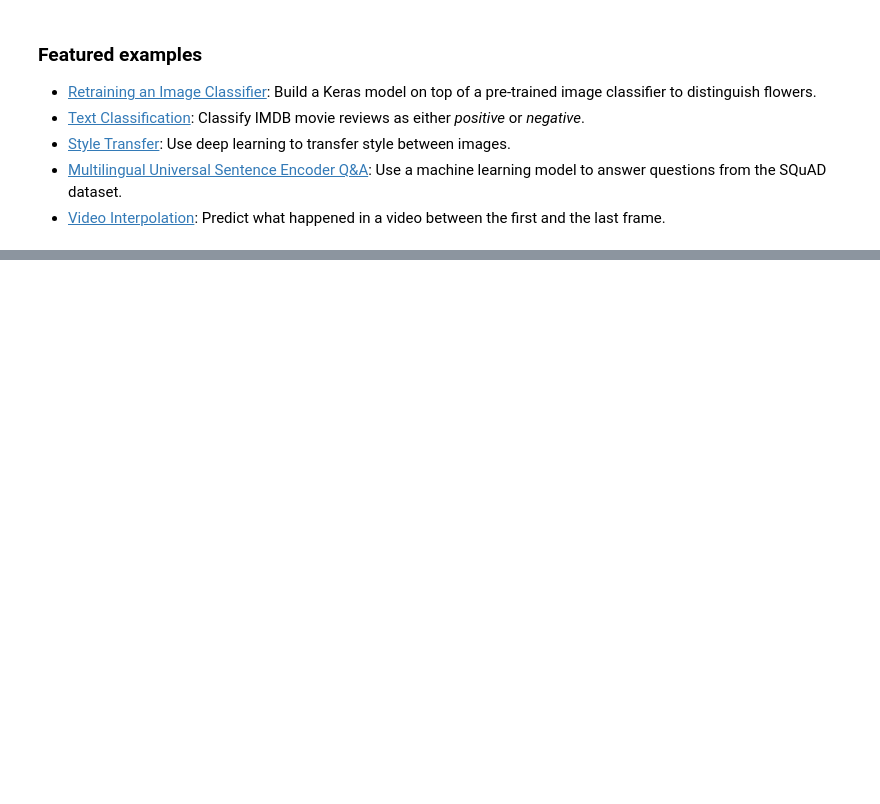
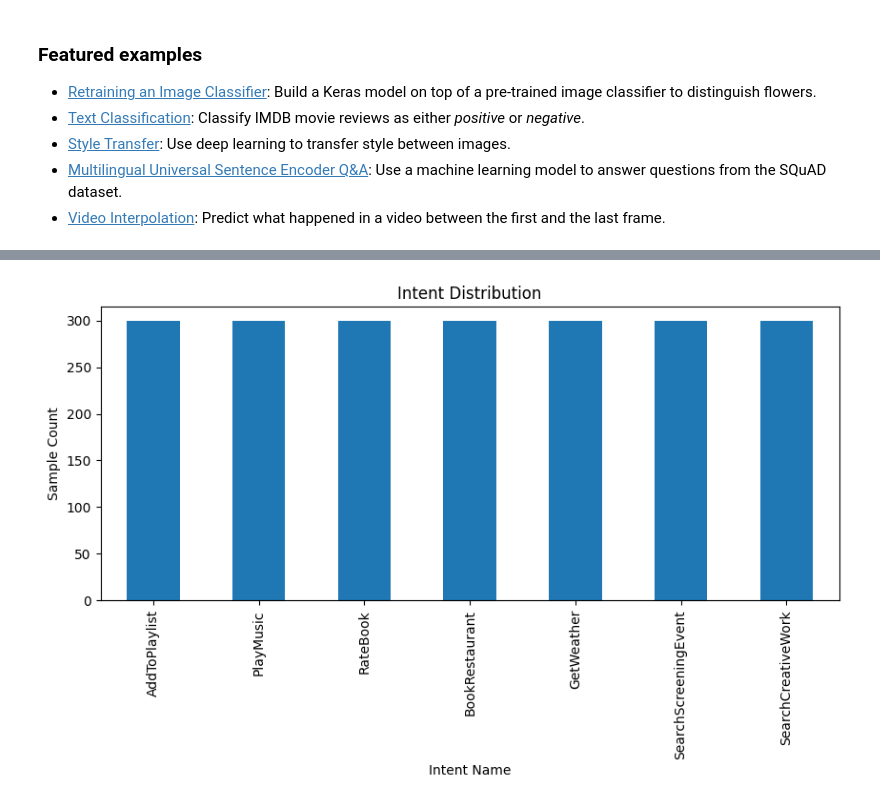
Before and after one commit to KashapoguSravani/Blood-Donation, a Jupyter notebook: Copy_of_Welcome_To_Colab.ipynb, the cells around one changed output, grey strips where cells are left out. Cells and saved outputs as stored; diff of their text form; code cells hidden in the pictures; blank space fills up the shorter version.

```diff
--- a/Copy_of_Welcome_To_Colab.ipynb
+++ b/Copy_of_Welcome_To_Colab.ipynb
@@ -179,0 +259,10 @@ These are a few of the notebooks related to Machine Learning, including Google's
+# %%
+import json
+
+sample_path = "snips_dataset/2017-06-custom-intent-engines/AddToPlaylist/train_AddToPlaylist.json"
+
+with open(sample_path, 'r') as f:
+    data = json.load(f)
+
+print("Type of data:", type(data))
+print("Keys:", list(data.keys())[:10])
@@ -372,0 +513,27 @@ Please zip and share the files in the eda_outputs folder if you want me to inter
+# %%
+import os, json, pandas as pd
+
+all_records = []
+
+base_dir = "snips_dataset/2017-06-custom-intent-engines/"
+for intent_dir in os.listdir(base_dir):
+    path = os.path.join(base_dir, intent_dir, f"train_{intent_dir}.json")
+    if not os.path.exists(path):
+        continue
+
+    with open(path, 'r') as f:
+        data = json.load(f)
+
+    if isinstance(data, dict):
+        for key, value in data.items():
+            if isinstance(value, list):
+                temp_df = pd.DataFrame(value)
+                temp_df['text'] = temp_df['data'].apply(lambda x: "".join([t.get('text', '') for t in x]))
+                temp_df['intent_name'] = key
+                all_records.append(temp_df[['text', 'intent_name']])
+                break
+
+# Combine all intents
+df = pd.concat(all_records, ignore_index=True)
+print("✅ Combined all intents. Shape:", df.shape)
+df.head()
@@ -372,0 +548,9 @@ Please zip and share the files in the eda_outputs folder if you want me to inter
+# %%
+import matplotlib.pyplot as plt
+
+df['intent_name'].value_counts().plot(kind='bar', figsize=(10,4), title='Intent Distribution')
+plt.xlabel("Intent Name")
+plt.ylabel("Sample Count")
+plt.show()
+# %% [output]
+[figure, added]
```
Also changed, not shown: parts of 40 cells of this notebook.
